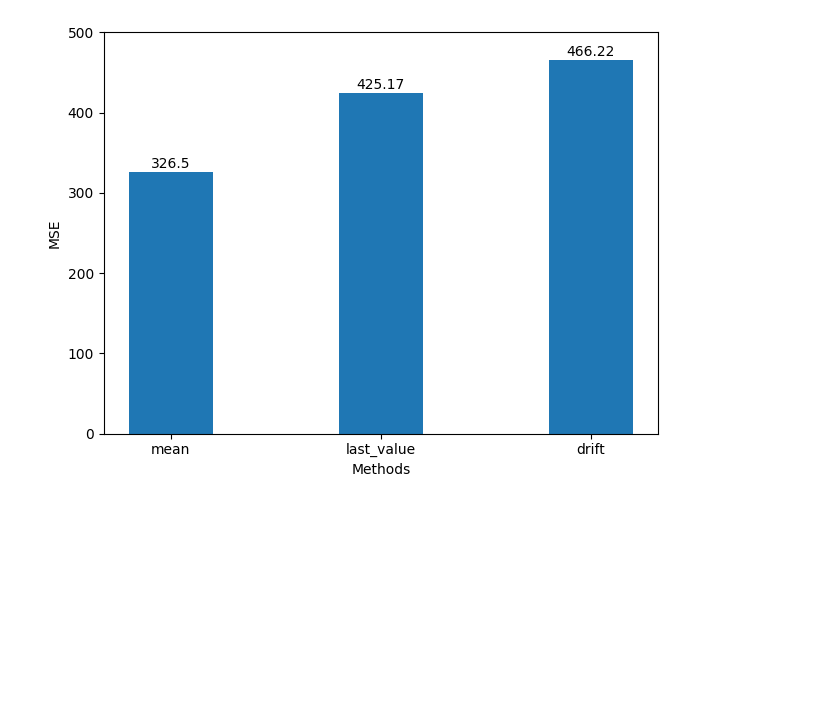
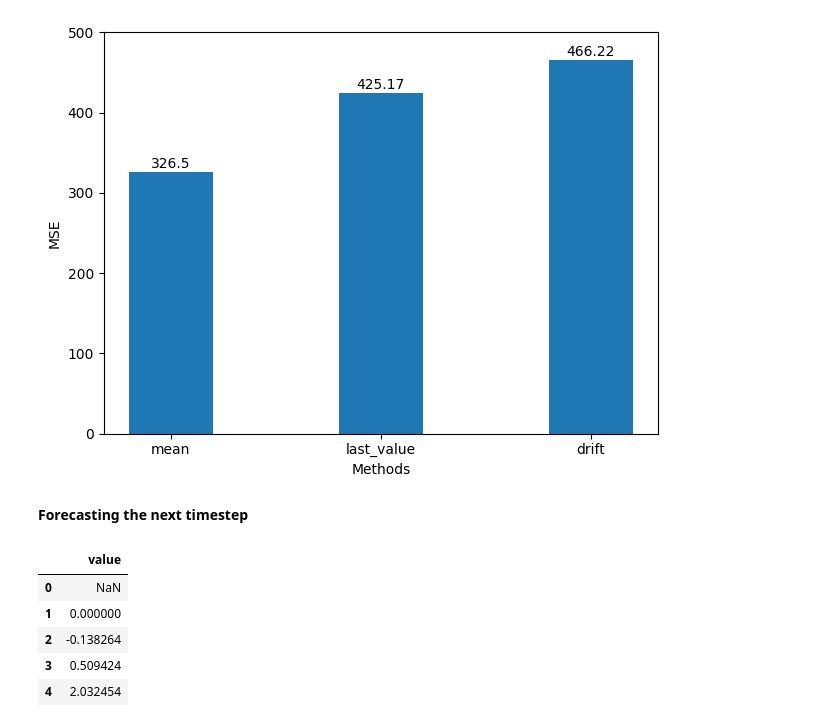
Before and after one commit to AleksandrMorozov123/Time-series-theory, a Jupyter notebook: time-series-theory.ipynb, the cells around one changed output. Saved outputs shown, nothing was run; the diff lists cells and outputs as text; code cells hidden in the pictures; blank space fills up the shorter version.

```diff
--- a/time-series-theory.ipynb
+++ b/time-series-theory.ipynb
@@ -506,3 +506,15 @@ for index, value in enumerate (y):
 plt.tight_layout ()
 # %% [output]
 [figure]
+# %% [markdown]
+**Forecasting the next timestep**
+# %%
+df_shift = df.shift (periods = 1)
+df_shift.head ()
+# %% [output]
+|  | value |
+| 0 | NaN |
+| 1 | 0.000000 |
+| 2 | -0.138264 |
+| 3 | 0.509424 |
+| 4 | 2.032454 |
```
Also changed, not shown: parts of 5 cells of this notebook.
